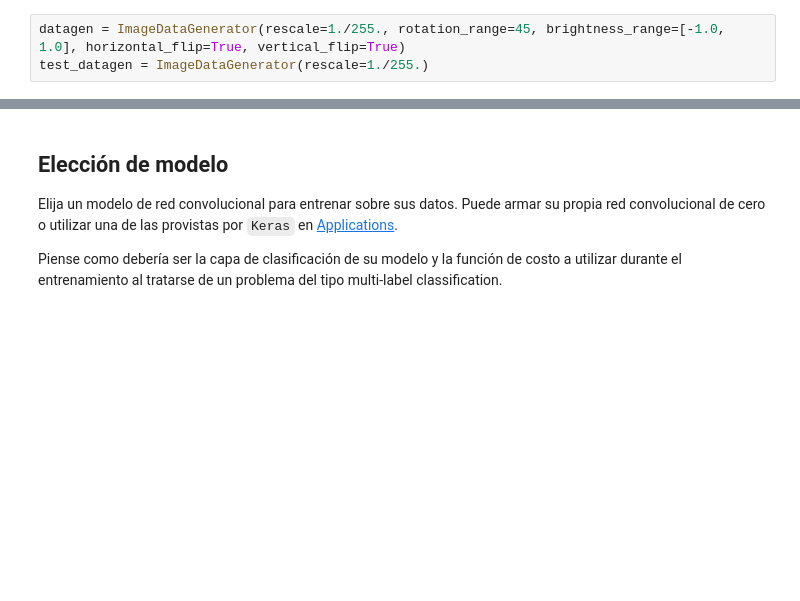
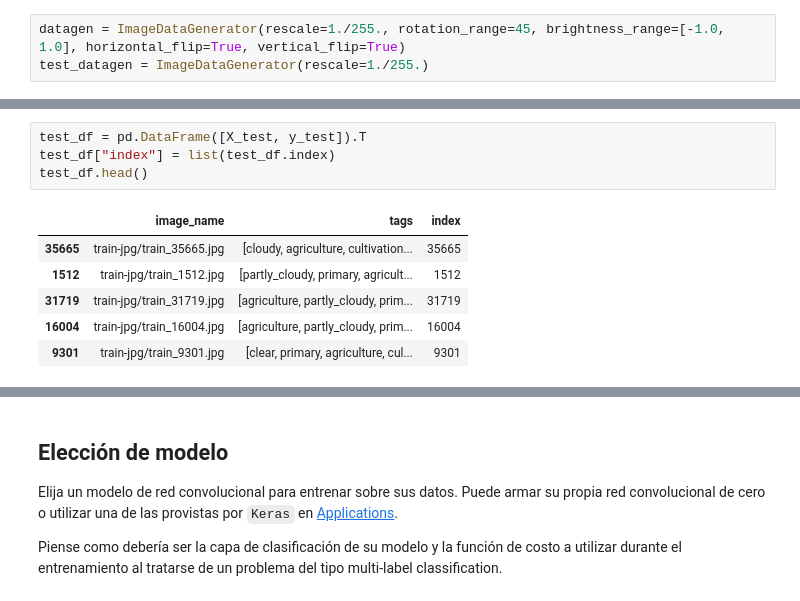
Before and after one commit to gianfrancob/PracticosOptativas, a Jupyter notebook: VisionPorComputadoras/final-lab_2019.ipynb, the cells around one changed output, grey strips where cells are left out. Drawn from its saved outputs; the diff is of its cells as text; blank space fills up the shorter version.

```diff
--- a/VisionPorComputadoras/final-lab_2019.ipynb
+++ b/VisionPorComputadoras/final-lab_2019.ipynb
@@ -353,0 +364,11 @@ TypeError: ignored
+# %%
+test_df = pd.DataFrame([X_test, y_test]).T
+test_df["index"] = list(test_df.index)
+test_df.head()
+# %% [output]
+|  | image_name | tags | index |
+| 35665 | train-jpg/train_35665.jpg | [cloudy, agriculture, cultivation... | 35665 |
+| 1512 | train-jpg/train_1512.jpg | [partly_cloudy, primary, agricult... | 1512 |
+| 31719 | train-jpg/train_31719.jpg | [agriculture, partly_cloudy, prim... | 31719 |
+| 16004 | train-jpg/train_16004.jpg | [agriculture, partly_cloudy, prim... | 16004 |
+| 9301 | train-jpg/train_9301.jpg | [clear, primary, agriculture, cul... | 9301 |
```
Also changed, not shown: parts of 6 cells of this notebook.
